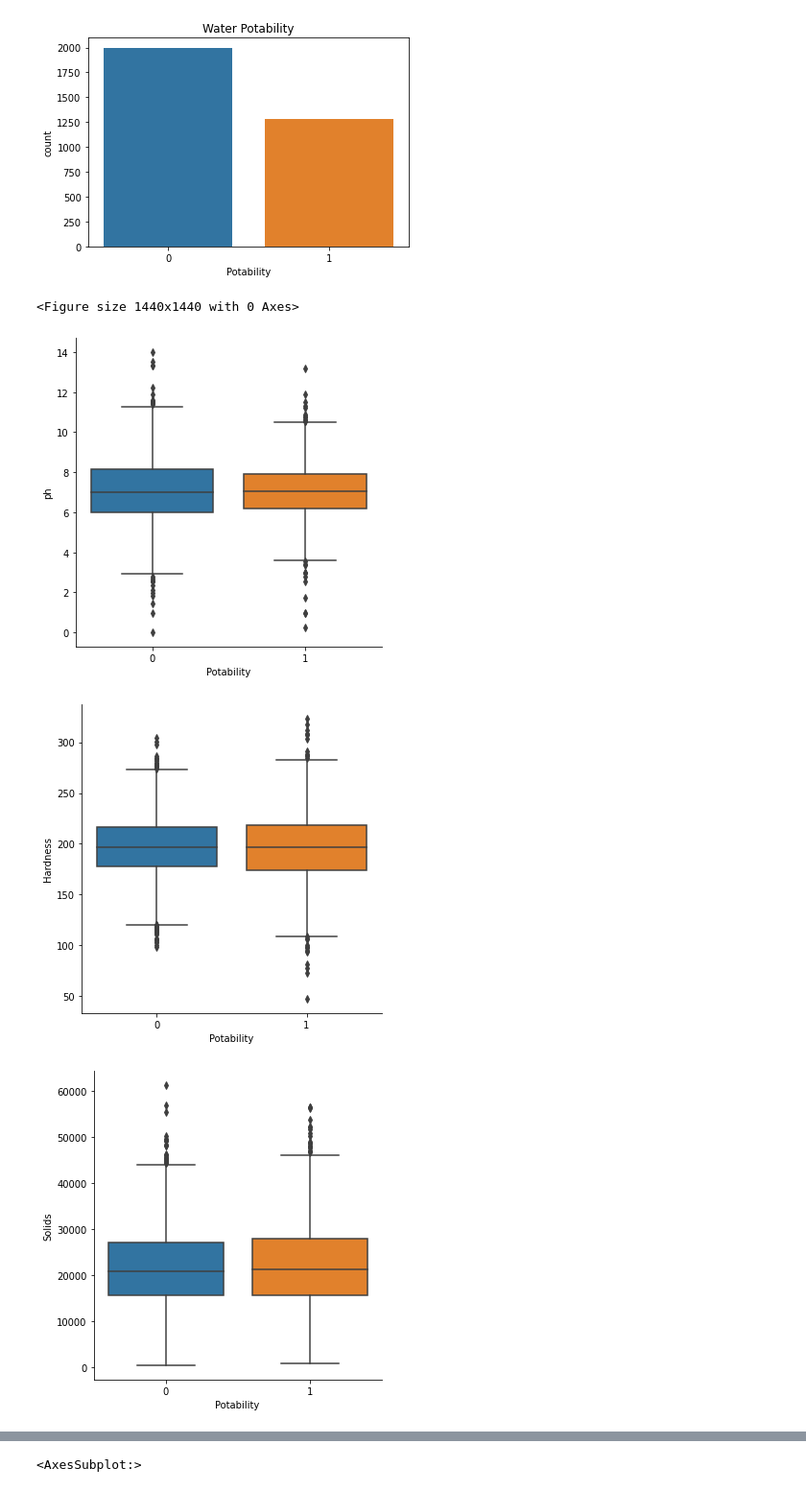
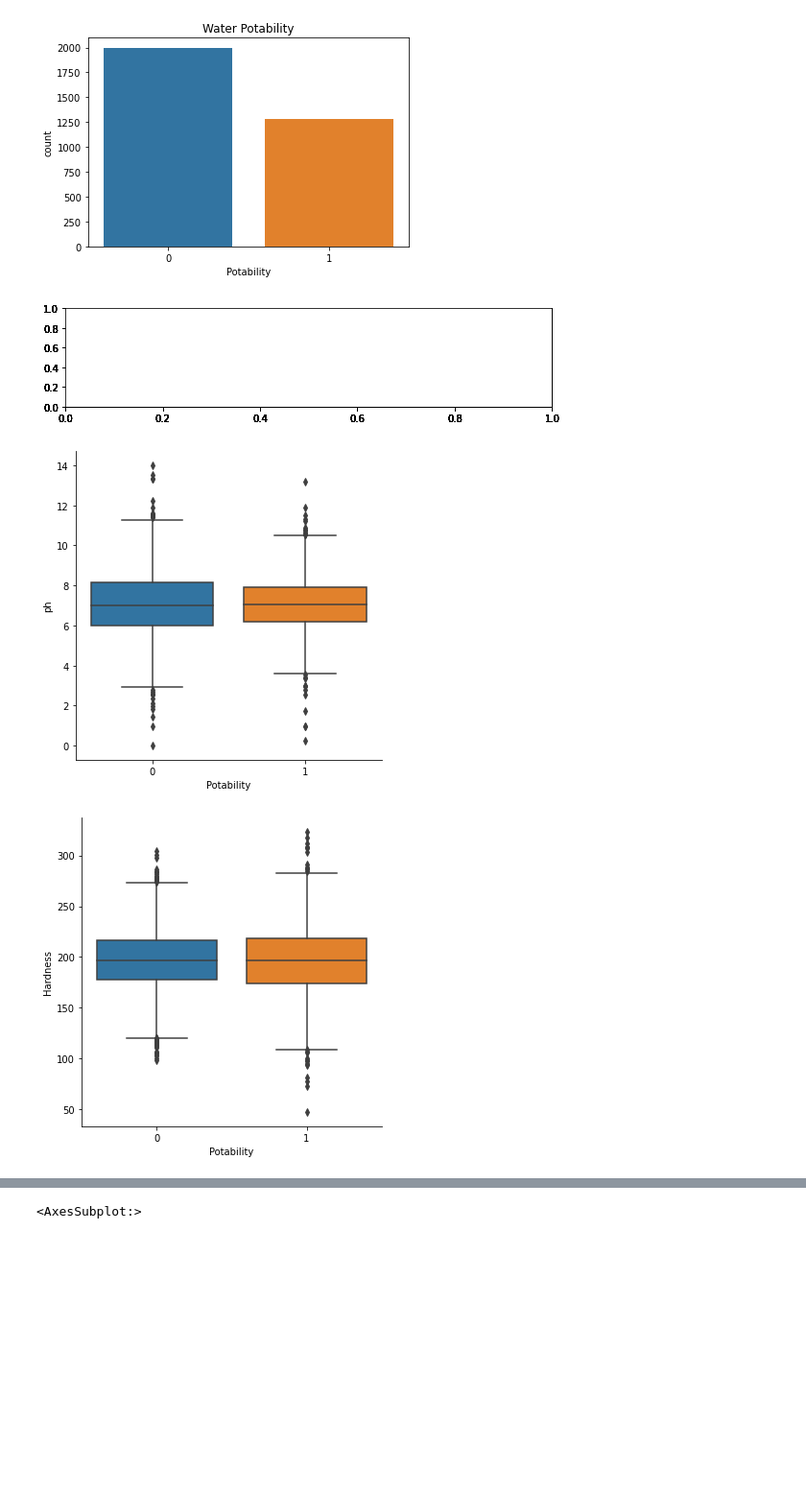
Before and after one commit to stejul/waterQualityDS, a Jupyter notebook: eda/EDA.ipynb, the cells around one changed output, grey strips where cells are left out. Shown at 96% size. Drawn from its saved outputs; the diff is of its cells as text; code cells hidden in the pictures; blank space fills up the shorter version.

Commit message:
eda: added some plots

```diff
--- a/eda/EDA.ipynb
+++ b/eda/EDA.ipynb
@@ -132,12 +132,15 @@ Text(0.5, 1.0, 'Water Potability')
 [figure]
 # %%
 #Show catplot in relation to potability with various other parameters
-plt.figure(figsize=(20, 20))
+fig = plt.figure(figsize = (20, 20))
+cols = ["ph", "Hardness", "Solids", "Chloramines", "Sulfate",
+        "Conductivity", "Organic_carbon", "Trihalomethanes",
+        "Turbidity"]
 for name in cols:
-    plot = sns.catplot(x="Potability", y=name, data=dfNN, kind="box")
-    plot.set_title = name
+    i = 0
+    fig.add_subplot(int(len(cols)), 2, i+1)
+    sns.catplot(x="Potability", y=name, data=dfNN, kind="box")
 # %% [output]
-<Figure size 1440x1440 with 0 Axes>
-[figure, old version]
+[figure, new version]
-[figure, old version]
+[figure, new version]
-[figure, old version]
+[figure, new version]
```
Also changed, not shown: parts of 2 cells of this notebook, 2 other files.
